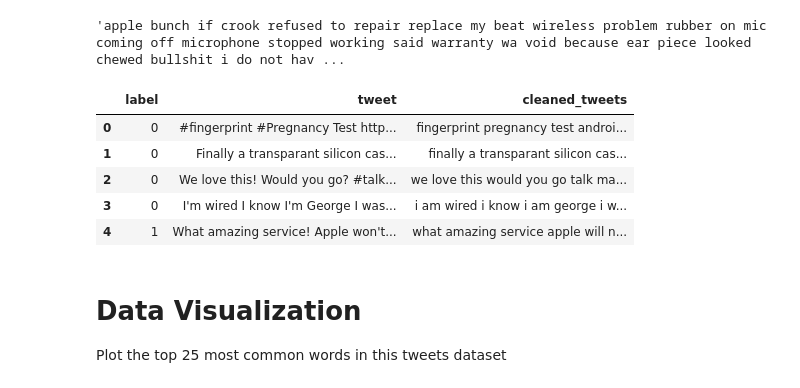
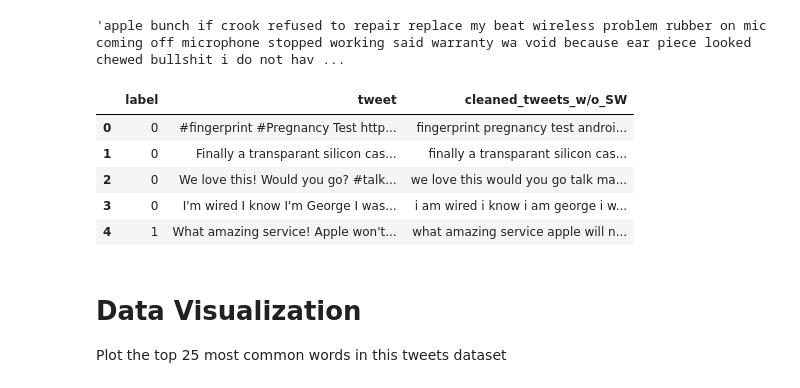
Before and after one commit to prashant9501/NLP, a Jupyter notebook: Tweets Dataset Analysis.ipynb, the cells around one changed output. Drawn from its saved outputs; the diff is of its cells as text; code cells hidden in the pictures.

```diff
--- a/Tweets Dataset Analysis.ipynb
+++ b/Tweets Dataset Analysis.ipynb
@@ -247,7 +247,7 @@ contractions.fix(data['tweet'][24])
 # %% [markdown]
 # Define the Cleaner Function
 # %%
-def tweet_cleaner(text):
+def tweet_cleaner_without_stopwords(text):
     new_text = re.sub(r"'s\b", " is", text)
     new_text = re.sub("#", "", new_text)
     new_text = re.sub("@[A-Za-z0-9]+", "", new_text)
@@ -264,7 +264,7 @@ def tweet_cleaner(text):
 # %%
 cleaned_tweets = []  # list of cleaned tweets
 for twt in data['tweet']:
-    cleaned_tweets.append(tweet_cleaner(twt))
+    cleaned_tweets.append(tweet_cleaner_without_stopwords(twt))
 
 cleaned_tweets
 # %% [output]
@@ -300,10 +300,10 @@ cleaned_tweets[1500]
 # %%
 # tweet['tweet'].apply(lambda x: tweet_cleaner(x))
 # %%
-data['cleaned_tweets'] = cleaned_tweets
+data['cleaned_tweets_w/o_SW'] = cleaned_tweets
 data.head()
 # %% [output]
-|  | label | tweet | cleaned_tweets |
+|  | label | tweet | cleaned_tweets_w/o_SW |
 | 0 | 0 | #fingerprint #Pregnancy Test http... | fingerprint pregnancy test androi... |
 | 1 | 0 | Finally a transparant silicon cas... | finally a transparant silicon cas... |
 | 2 | 0 | We love this! Would you go? #talk... | we love this would you go talk ma... |
```
Also changed, not shown: parts of 33 cells of this notebook.
